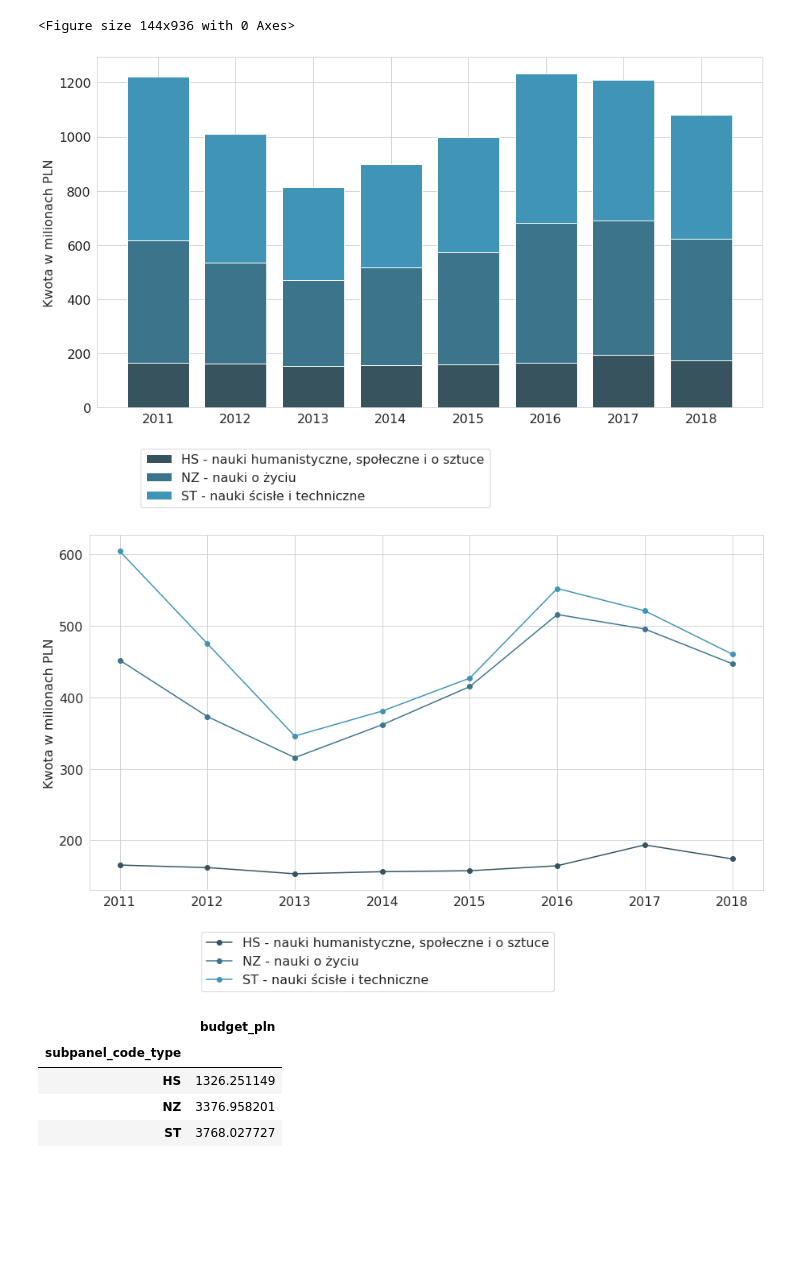
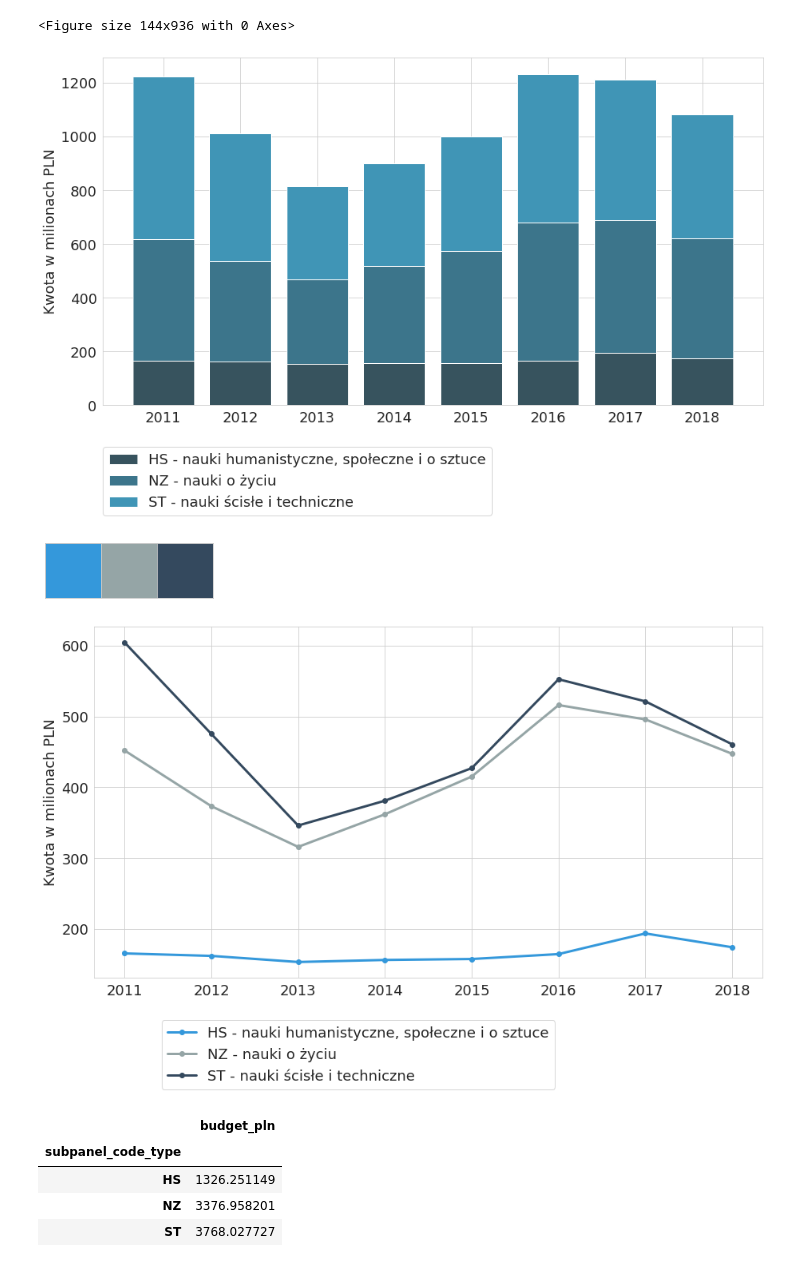
Before and after one commit to kolodziejczykjakub/ncn-grants, a Jupyter notebook: plots.ipynb, the cells around one changed output. Saved outputs shown, nothing was run; the diff lists cells and outputs as text; code cells hidden in the pictures; blank space fills up the shorter version.

Commit message:
font size + stats

```diff
--- a/plots.ipynb
+++ b/plots.ipynb
@@ -38,7 +38,7 @@ sns.palplot(sns.color_palette("GnBu_d"))
 sns.set_palette("GnBu_d")
 plt.figure(figsize=(2, 13))
 
-font = {'size'   : 16}
+font = {'size'   : 18}
 
 plt.rc('font', **font)
 # %% [output]
@@ -72,23 +72,30 @@ plt.subplots_adjust(bottom=0.2)
 plt.savefig('./plots/verticalbarchart.png')
 plt.show()
 # %% [output]
-[figure, old version]
+[figure, new version]
+# %%
+flatui = ["#3498db", "#95a5a6", "#34495e"]
+sns.palplot(sns.color_palette(flatui))
+sns.set_palette(flatui)
+# %% [output]
+[figure, added]
 # %%
 plt.figure(figsize=(15, 9))
 
 for panel in list(plot1_data.subpanel_code_type.unique()):
 
     df = plot1_data.loc[plot1_data.subpanel_code_type == panel, :]
     plt.plot(df.year, df.budget_pln,
              label=panel + " - " + str(typ_konkursu[panel]),
-             marker='o')
+             marker='o',
+            linewidth=3)
     plt.ylabel('Kwota w milionach PLN')
 
 #plt.title('Łączna suma grantów w ramach konkursów NCN')
 plt.legend(bbox_to_anchor=(0.7, -0.1))
 
 plt.subplots_adjust(bottom=0.2)
 plt.savefig('./plots/lineplot.png')
 plt.show()
 # %% [output]
-[figure, old version]
+[figure, new version]
```
Also changed, not shown: parts of 14 cells of this notebook, 7 other files.
